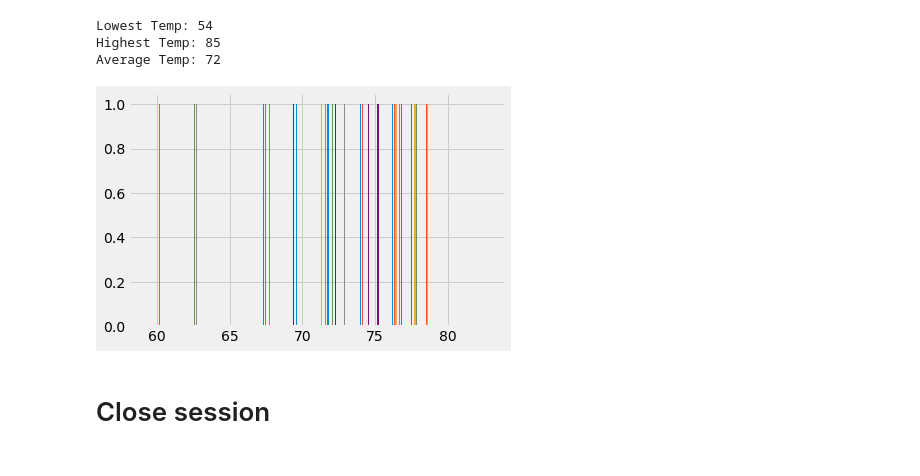
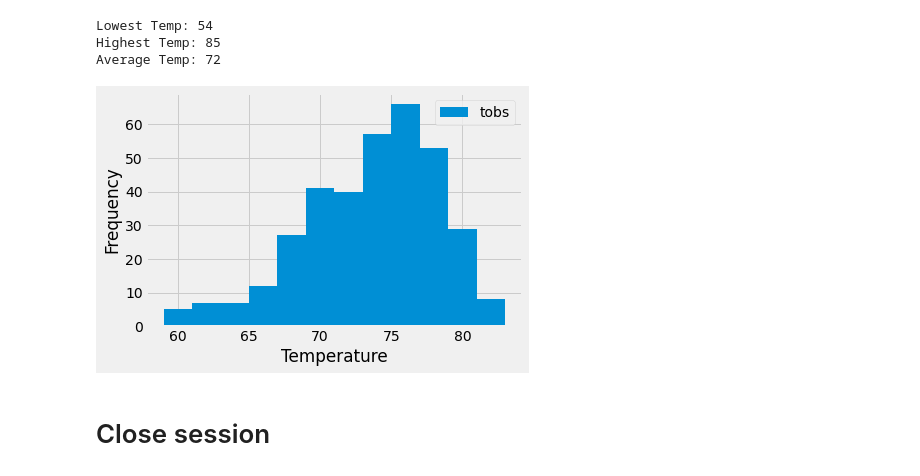
Before and after one commit to epurwant0/sqlalchemy-challenge, a Jupyter notebook: climate_starter.ipynb, the cells around one changed output. Cells and saved outputs as stored; diff of their text form; code cells hidden in the pictures.

```diff
--- a/climate_starter.ipynb
+++ b/climate_starter.ipynb
@@ -166,12 +166,23 @@ Average Temp: 72
 # %%
 # Using the most active station id
 # Query the last 12 months of temperature observation data for this station and plot the results as a histogram
 tempQuery = session.query(Measurement.tobs).\
             filter(Measurement.station == stationId).\
-            filter(fil1 & fil2)
+            filter(fil1 & fil2).\
+            order_by(Measurement.tobs)
 
 #Plot
-temps = tempQuery.all()
+temps = []
+
+for temp in tempQuery.all():
+    curTemp = round(temp[0])
+    temps.append(curTemp)
+
+plt.hist(temps, bins = 12, label = 'tobs')
+plt.xlabel('Temperature')
+plt.ylabel('Frequency')
+plt.legend()
+plt.show()
 # %% [output]
-[figure, old version]
+[figure, new version]
 # %% [markdown]
```
Also changed, not shown: parts of 3 cells of this notebook, 2 other files.
